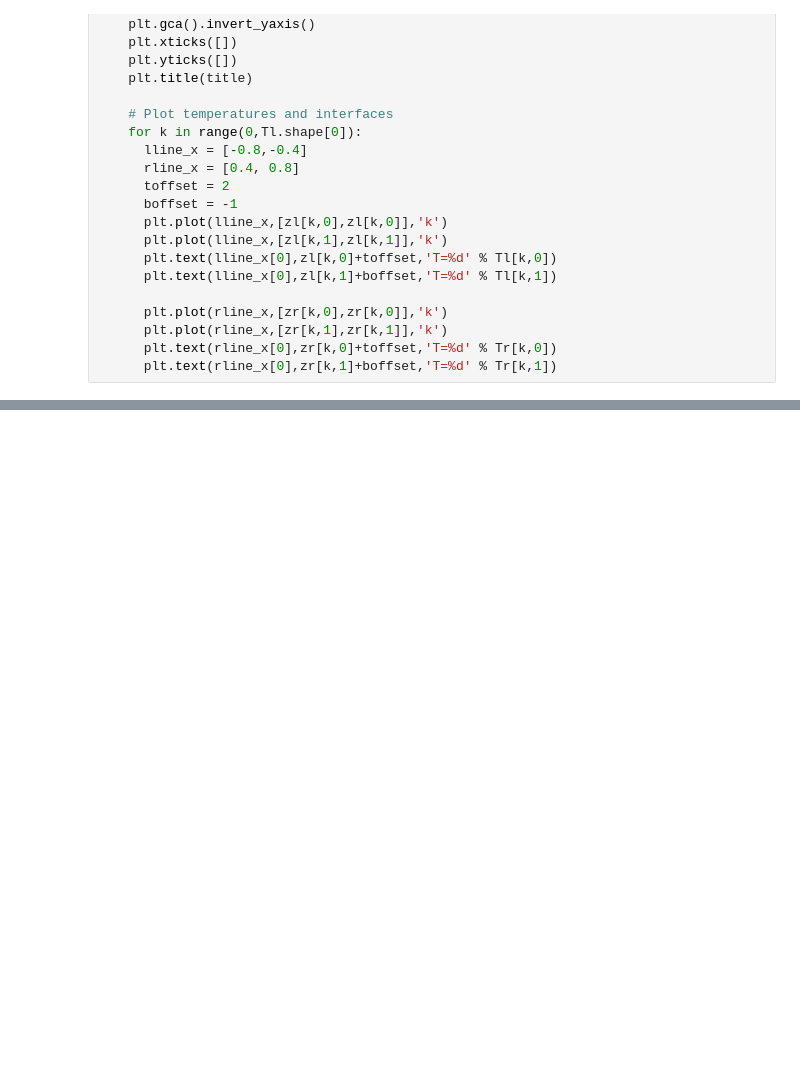
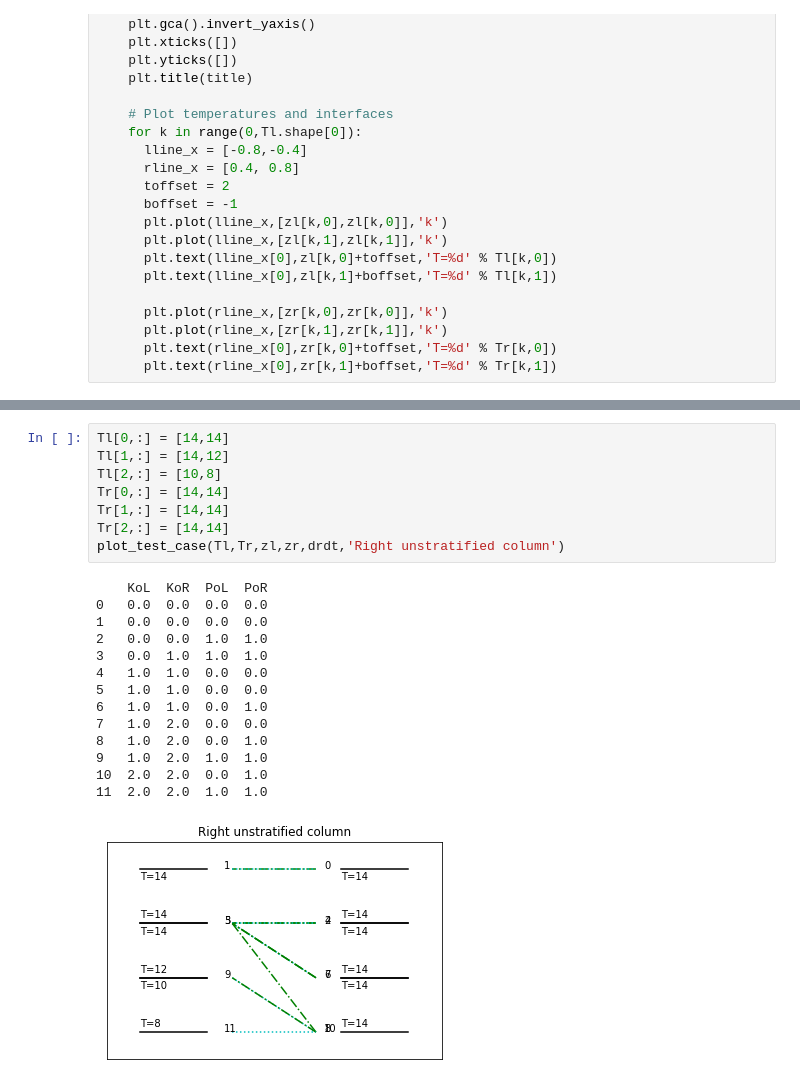
Before and after one commit to ashao/MOM6_cases, a Jupyter notebook: neutral_diffusion/demo/demonstrate_sorting.ipynb, the cells around one changed output, grey strips where cells are left out. Cells and saved outputs as stored; diff of their text form; blank space fills up the shorter version.

```diff
--- a/neutral_diffusion/demo/demonstrate_sorting.ipynb
+++ b/neutral_diffusion/demo/demonstrate_sorting.ipynb
@@ -293,3 +378,26 @@ plot_test_case(Tl,Tr,zl,zr,drdt,'Mixed layer on the right')
+# %%
+Tl[0,:] = [14,14]
+Tl[1,:] = [14,12]
+Tl[2,:] = [10,8]
+Tr[0,:] = [14,14]
+Tr[1,:] = [14,14]
+Tr[2,:] = [14,14]
+plot_test_case(Tl,Tr,zl,zr,drdt,'Right unstratified column')
+# %% [output]
+    KoL  KoR  PoL  PoR
+0   0.0  0.0  0.0  0.0
+1   0.0  0.0  0.0  0.0
+2   0.0  0.0  1.0  1.0
+3   0.0  1.0  1.0  1.0
+4   1.0  1.0  0.0  0.0
+5   1.0  1.0  0.0  0.0
+6   1.0  1.0  0.0  1.0
+7   1.0  2.0  0.0  0.0
+8   1.0  2.0  0.0  1.0
+9   1.0  2.0  1.0  1.0
+10  2.0  2.0  0.0  1.0
+11  2.0  2.0  1.0  1.0
+[figure, added]
 # %%
 Tl[0,:] = [14,14]
 Tl[1,:] = [14,10]
```
Also changed, not shown: parts of 13 cells of this notebook.
